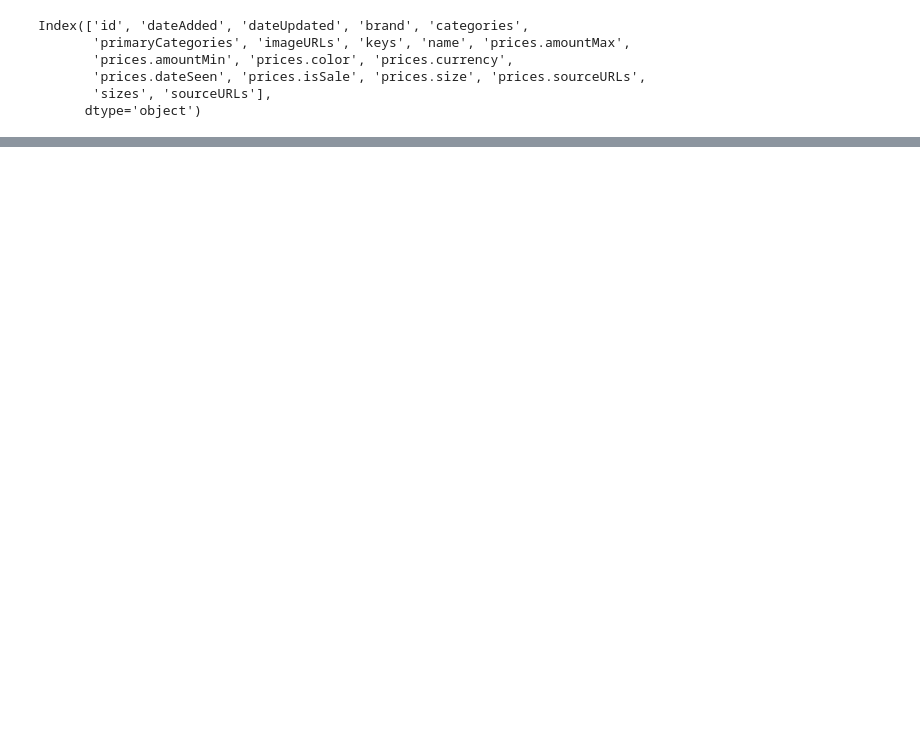
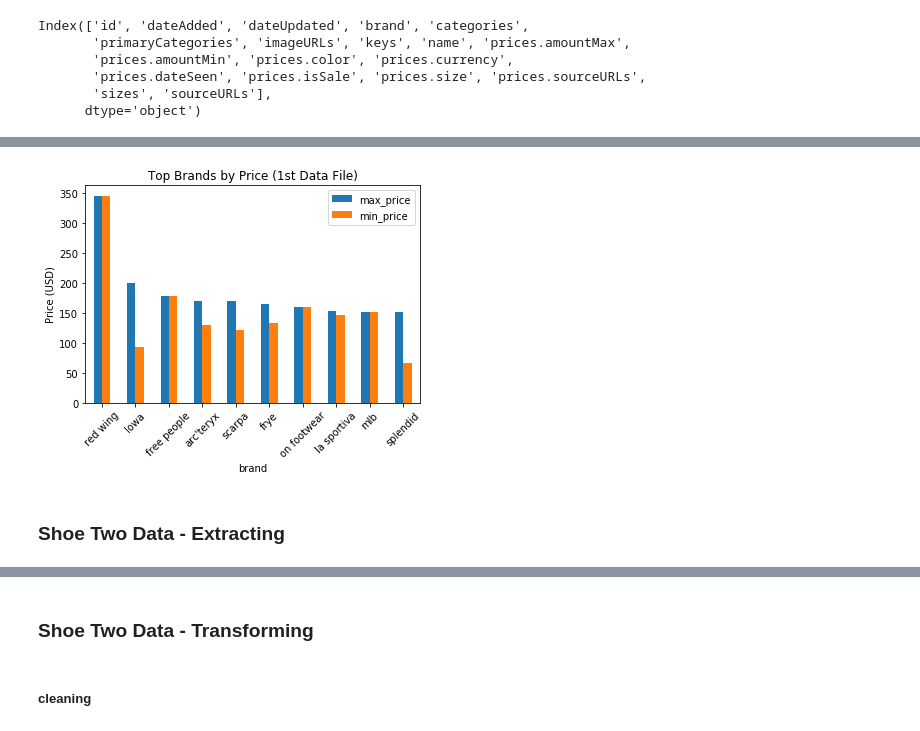
Before and after one commit to jazminhicks/ETL, a Jupyter notebook: shoes_etl.ipynb, the cells around one changed output, grey strips where cells are left out. Drawn from its saved outputs; the diff is of its cells as text; code cells hidden in the pictures; blank space fills up the shorter version.

```diff
--- a/shoes_etl.ipynb
+++ b/shoes_etl.ipynb
@@ -69,2 +64,0 @@ shoes_one_renamed.head()
-# %%
-shoes_one_renamed["Brand"] = shoes_one_renamed["Brand"].str.lower()
@@ -92,0 +65,3 @@ shoes_one_renamed.groupby("Brand").mean()
+# %%
+# change all characters in "Brand" columsn to lowercase
+shoes_one_renamed["brand"] = shoes_one_renamed["brand"].str.lower()
@@ -92,0 +70,7 @@ shoes_one_renamed.groupby("Brand").mean()
+# %%
+# groupby "Brands" and find average max and min price each
+shoes_one_branded = shoes_one_renamed.groupby("brand").mean()
+# %%
+# sorting shoe price values
+shoes_one_sorted = shoes_one_branded.sort_values(by = "max_price", ascending = False).head(10)
+shoes_one_sorted
@@ -93,3 +90,13 @@ shoes_one_renamed.groupby("Brand").mean()
+# %%
+ax = shoes_one_sorted.head(10).plot.bar();
+
+plt.xticks(rotation = 45);
+plt.title ("Top Brands by Price (1st Data File)");
+plt.ylabel ("Price (USD)");
+# %% [output]
+[figure, added]
+# %% [markdown]
+### Shoe Two Data - Extracting
 # %%
 shoes_two = "Resources/shoe_data_2.csv"
 shoes_two_df = pd.read_csv(shoes_two)
@@ -102,4 +109,8 @@ shoes_two_df.head()
 | 3 | AWpyxomE0U_gzG0hkA1q | 2019-05-01T09:26:56Z | 2019-05-01T09:26:56Z | NaN | Jambu | Clothing,Shoes,Womens Shoes,All W... | Shoes | Black/Multi | NaN | ... |
 | 4 | AWpyxChWJbEilcB6RhWx | 2019-05-01T09:26:56Z | 2019-05-01T09:26:56Z | NaN | Trotters | Clothing,Shoes,Womens Shoes,All W... | Shoes | White | NaN | ... |
 5 rows × 32 columns
+# %% [markdown]
+### Shoe Two Data - Transforming
+# %% [markdown]
+##### cleaning
 # %%
```
Also changed, not shown: parts of 31 cells of this notebook.
